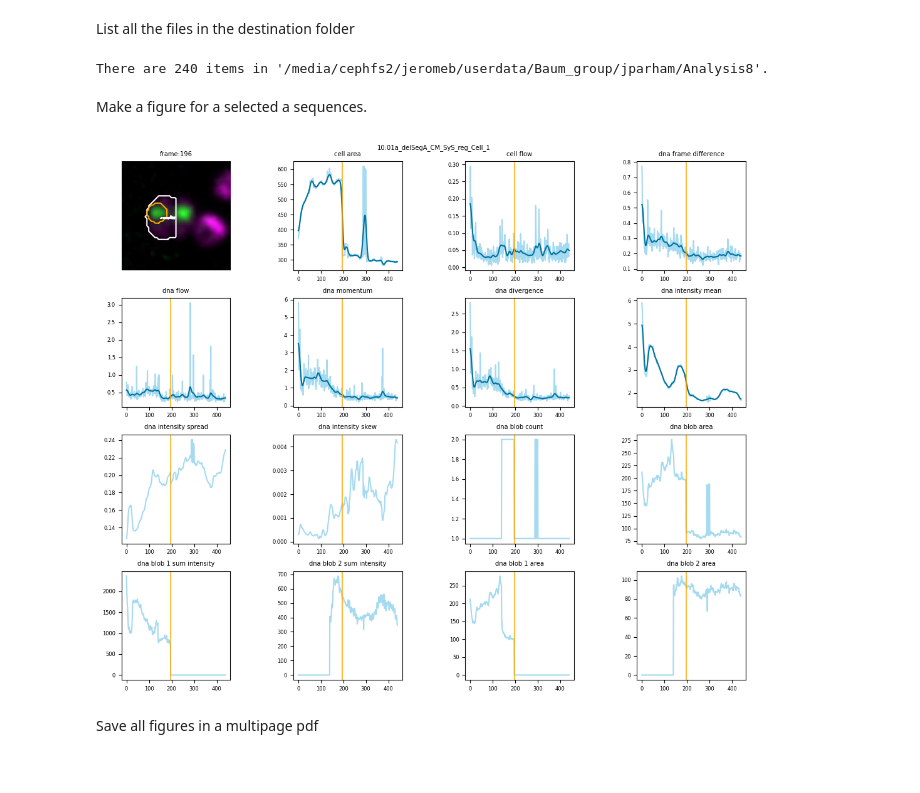
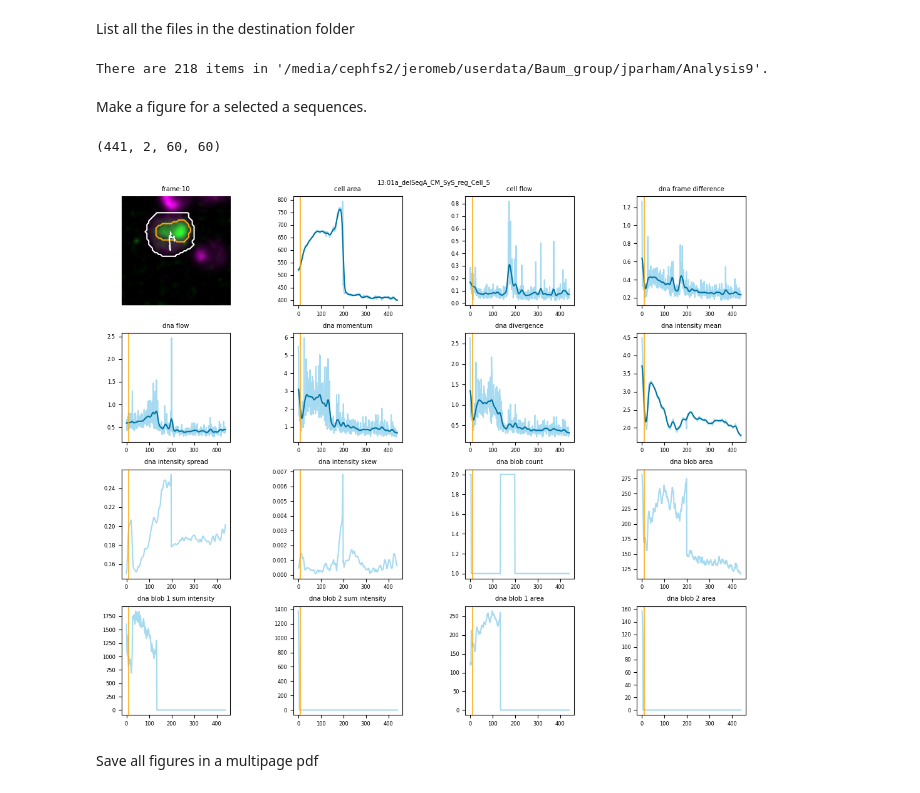
Before and after one commit to jboulanger/dna-movement-sufolobus, a Jupyter notebook: 3_Visualization.ipynb, the cells around one changed output. Drawn from its saved outputs; the diff is of its cells as text; code cells hidden in the pictures.

```diff
--- a/3_Visualization.ipynb
+++ b/3_Visualization.ipynb
@@ -16,21 +13,27 @@ import dnasufo as mq
 import matplotlib.pyplot as plt
 
 # define the path to the result folder
-dst = Path('/media/cephfs2/jeromeb/userdata/Baum_group/jparham/Analysis8')
+dst = Path('/media/cephfs2/jeromeb/userdata/Baum_group/jparham/Analysis9')
 # %% [markdown]
 List all the files in the destination folder
 # %%
 items = mq.inspect_result(dst)
 print(f"There are {len(items)} items in '{dst}'.")
 # %% [output]
-There are 240 items in '/media/cephfs2/jeromeb/userdata/Baum_group/jparham/Analysis8'.
+There are 218 items in '/media/cephfs2/jeromeb/userdata/Baum_group/jparham/Analysis9'.
 # %% [markdown]
 Make a figure for a selected a sequences.
+# %%
+name, pimg, cell_lbl, cell_trj, cell_flow, dna_lbl, dna_trj, dna_flow = mq.load_result(dst, 13)
+
+pimg.shape
+# %% [output]
+(441, 2, 60, 60)
 # %%
 plt.rc('font', size=6)
-mq.figure(dst, 10, frame="auto")
+mq.figure(dst, 13, frame=10)
 # %% [output]
-[figure, old version]
+[figure, new version]
 # %% [markdown]
 Save all figures in a multipage pdf
 # %%
```
Also changed, not shown: parts of 2 cells of this notebook, 2 other files.
